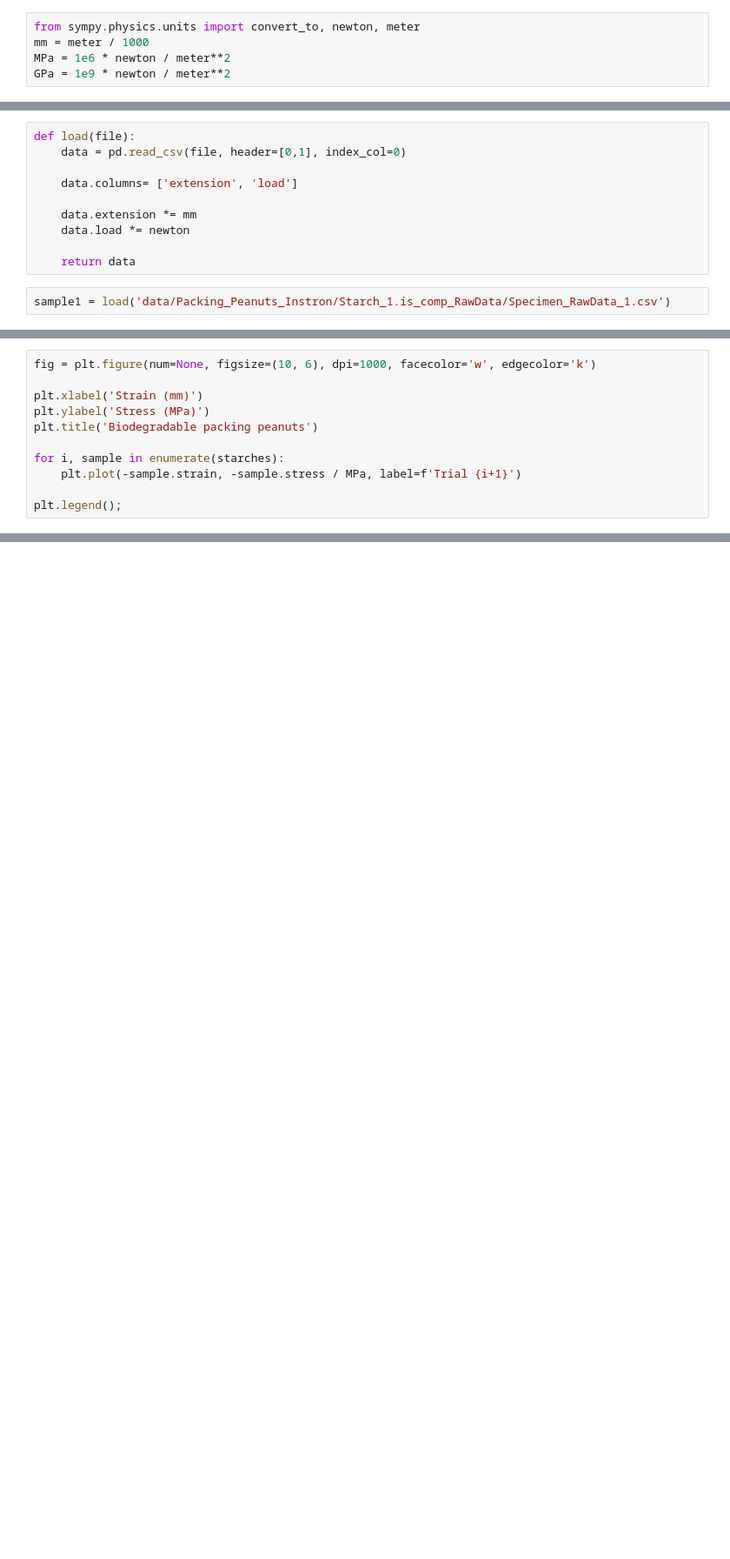
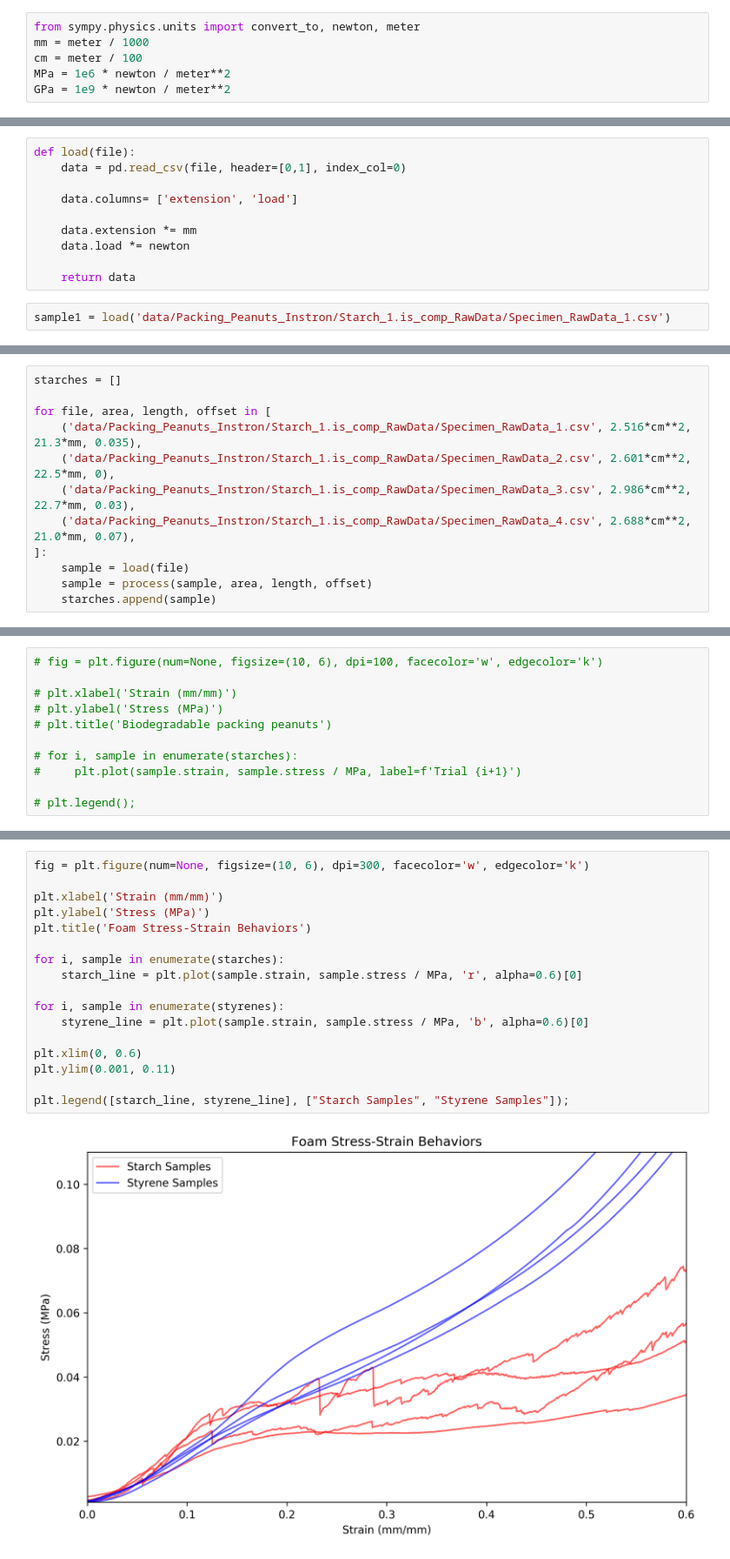
Before and after one commit to HALtheWise/matsci, a Jupyter notebook: project1/graphs.ipynb, the cells around one changed output, grey strips where cells are left out. Shown at 87% size. Drawn from its saved outputs; the diff is of its cells as text; blank space fills up the shorter version.

Commit message:
Draft of instron graphs complete

```diff
--- a/project1/graphs.ipynb
+++ b/project1/graphs.ipynb
@@ -8,5 +8,6 @@ import pandas as pd
 # %%
 from sympy.physics.units import convert_to, newton, meter
 mm = meter / 1000
+cm = meter / 100
 MPa = 1e6 * newton / meter**2
 GPa = 1e9 * newton / meter**2
@@ -31 +36,13 @@ process(sample1, 10*mm**2, 10*mm)
+# %%
+starches = []
+
+for file, area, length, offset in [
+    ('data/Packing_Peanuts_Instron/Starch_1.is_comp_RawData/Specimen_RawData_1.csv', 2.516*cm**2, 21.3*mm, 0.035),
+    ('data/Packing_Peanuts_Instron/Starch_1.is_comp_RawData/Specimen_RawData_2.csv', 2.601*cm**2, 22.5*mm, 0),
+    ('data/Packing_Peanuts_Instron/Starch_1.is_comp_RawData/Specimen_RawData_3.csv', 2.986*cm**2, 22.7*mm, 0.03),
+    ('data/Packing_Peanuts_Instron/Starch_1.is_comp_RawData/Specimen_RawData_4.csv', 2.688*cm**2, 21.0*mm, 0.07),
+]:
+    sample = load(file)
+    sample = process(sample, area, length, offset)
+    starches.append(sample)
 # %%
@@ -45,11 +60,11 @@ starches[0].head()
 # %%
-fig = plt.figure(num=None, figsize=(10, 6), dpi=1000, facecolor='w', edgecolor='k')
+# fig = plt.figure(num=None, figsize=(10, 6), dpi=100, facecolor='w', edgecolor='k')
 
-plt.xlabel('Strain (mm)')
-plt.ylabel('Stress (MPa)')
-plt.title('Biodegradable packing peanuts')
+# plt.xlabel('Strain (mm/mm)')
+# plt.ylabel('Stress (MPa)')
+# plt.title('Biodegradable packing peanuts')
 
-for i, sample in enumerate(starches):
-    plt.plot(-sample.strain, -sample.stress / MPa, label=f'Trial {i+1}')
+# for i, sample in enumerate(starches):
+#     plt.plot(sample.strain, sample.stress / MPa, label=f'Trial {i+1}')
 
-plt.legend();
+# plt.legend();
@@ -55,0 +82,19 @@ plt.legend();
+# %%
+fig = plt.figure(num=None, figsize=(10, 6), dpi=300, facecolor='w', edgecolor='k')
+
+plt.xlabel('Strain (mm/mm)')
+plt.ylabel('Stress (MPa)')
+plt.title('Foam Stress-Strain Behaviors')
+
+for i, sample in enumerate(starches):
+    starch_line = plt.plot(sample.strain, sample.stress / MPa, 'r', alpha=0.6)[0]
+
+for i, sample in enumerate(styrenes):
+    styrene_line = plt.plot(sample.strain, sample.stress / MPa, 'b', alpha=0.6)[0]
+
+plt.xlim(0, 0.6)
+plt.ylim(0.001, 0.11)
+
+plt.legend([starch_line, styrene_line], ["Starch Samples", "Styrene Samples"]);
+# %% [output]
+[figure, added]
```
Also changed, not shown: parts of 6 cells of this notebook.
